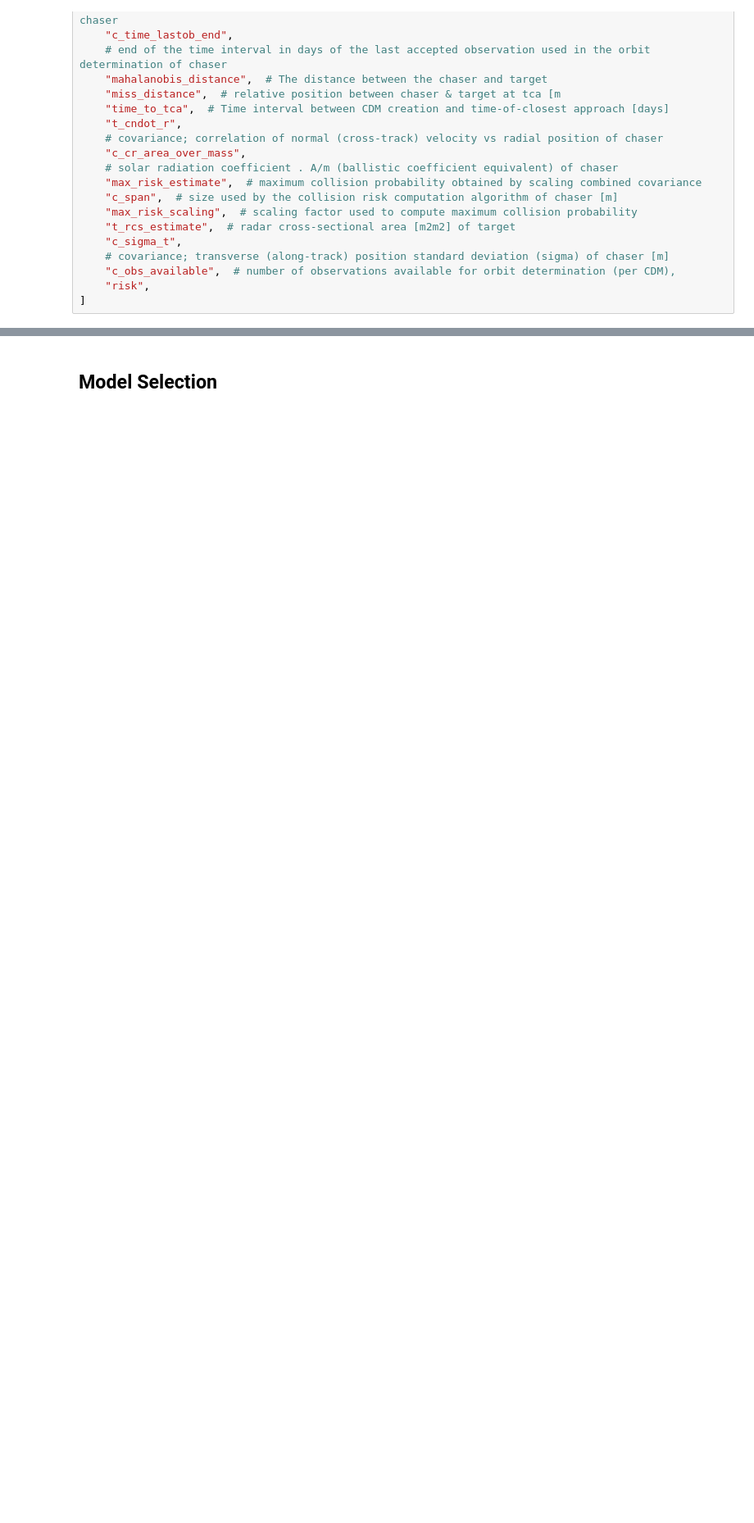
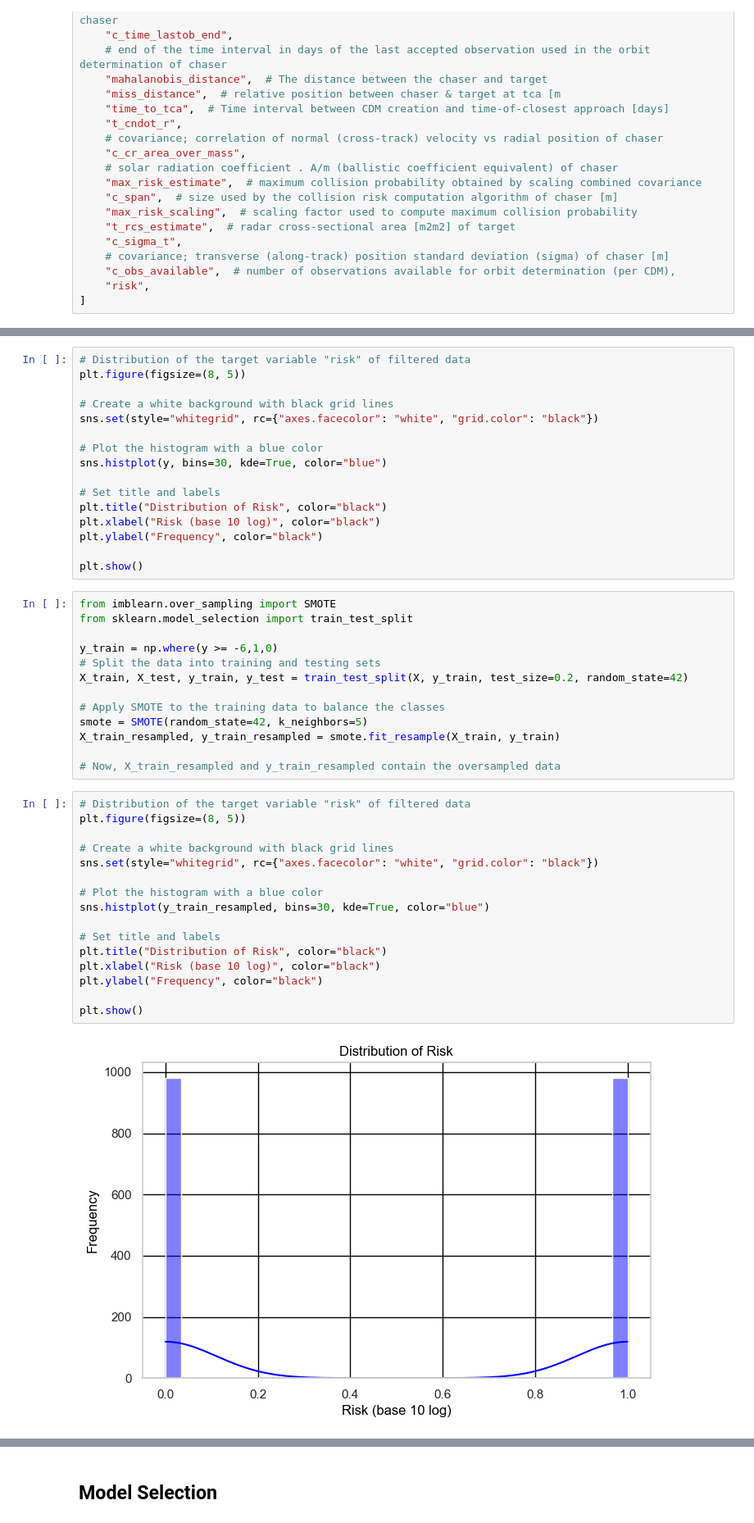
Before and after one commit to freddida/MLProject, a Jupyter notebook: notebooks/modeling/modeling.ipynb, the cells around one changed output, grey strips where cells are left out. Shown at 82% size. Cells and saved outputs as stored; diff of their text form; blank space fills up the shorter version.

```diff
--- a/notebooks/modeling/modeling.ipynb
+++ b/notebooks/modeling/modeling.ipynb
@@ -71,0 +75,47 @@ print("Validation set shape:", X_val_scaled.shape, y_val.shape)
+# %%
+# Distribution of the target variable "risk" of filtered data
+plt.figure(figsize=(8, 5))
+
+# Create a white background with black grid lines
+sns.set(style="whitegrid", rc={"axes.facecolor": "white", "grid.color": "black"})
+
+# Plot the histogram with a blue color
+sns.histplot(y, bins=30, kde=True, color="blue")
+
+# Set title and labels
+plt.title("Distribution of Risk", color="black")
+plt.xlabel("Risk (base 10 log)", color="black")
+plt.ylabel("Frequency", color="black")
+
+plt.show()
+# %%
+from imblearn.over_sampling import SMOTE
+from sklearn.model_selection import train_test_split
+
+y_train = np.where(y >= -6,1,0)
+# Split the data into training and testing sets
+X_train, X_test, y_train, y_test = train_test_split(X, y_train, test_size=0.2, random_state=42)
+
+# Apply SMOTE to the training data to balance the classes
+smote = SMOTE(random_state=42, k_neighbors=5)
+X_train_resampled, y_train_resampled = smote.fit_resample(X_train, y_train)
+
+# Now, X_train_resampled and y_train_resampled contain the oversampled data
+# %%
+# Distribution of the target variable "risk" of filtered data
+plt.figure(figsize=(8, 5))
+
+# Create a white background with black grid lines
+sns.set(style="whitegrid", rc={"axes.facecolor": "white", "grid.color": "black"})
+
+# Plot the histogram with a blue color
+sns.histplot(y_train_resampled, bins=30, kde=True, color="blue")
+
+# Set title and labels
+plt.title("Distribution of Risk", color="black")
+plt.xlabel("Risk (base 10 log)", color="black")
+plt.ylabel("Frequency", color="black")
+
+plt.show()
+# %% [output]
+[figure, added]
```
Also changed, not shown: parts of 8 cells of this notebook, 4 other files.
